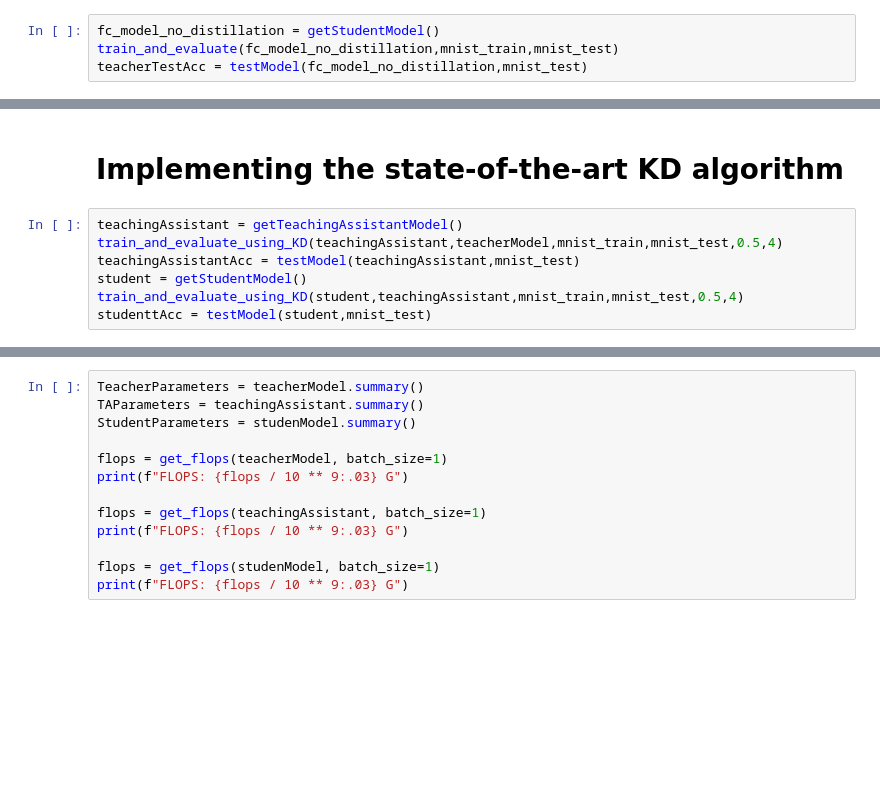
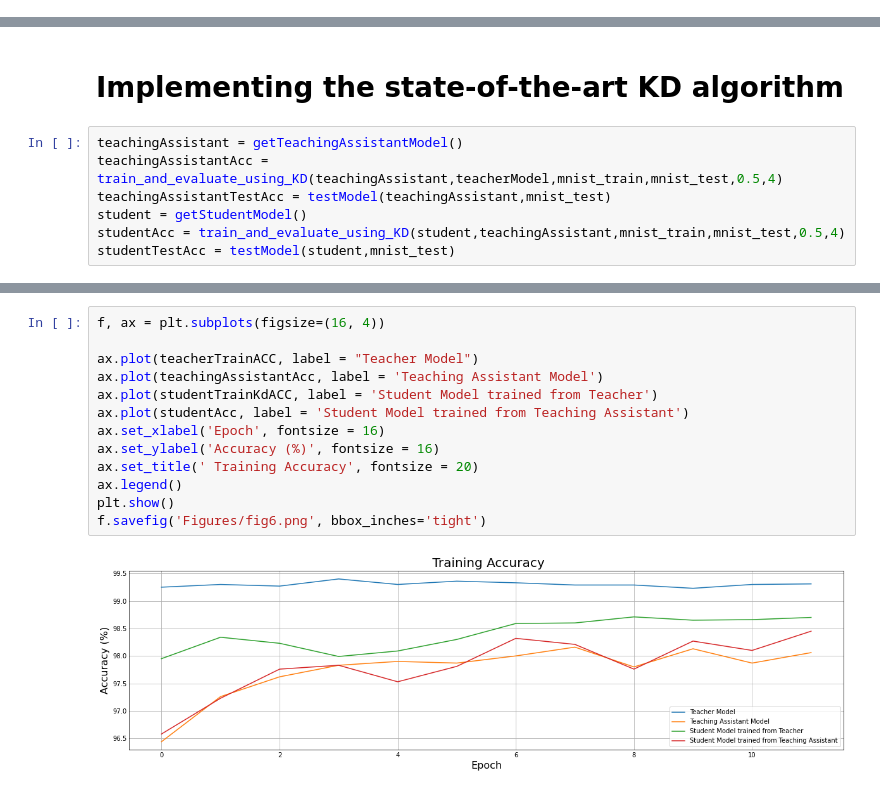
Before and after one commit to A-M-Anwar/ECE1512-2022F-ProjectARepo-Ayman-Farnaz, a Jupyter notebook: Project A/Task1.ipynb, the cells around one changed output, grey strips where cells are left out. Cells and saved outputs as stored; diff of their text form; blank space fills up the shorter version.

```diff
--- a/Project A/Task1.ipynb
+++ b/Project A/Task1.ipynb
@@ -41,4 +98,0 @@ print(testACC)
-# %%
-fc_model_no_distillation = getStudentModel()
-train_and_evaluate(fc_model_no_distillation,mnist_train,mnist_test)
-teacherTestAcc = testModel(fc_model_no_distillation,mnist_test)
@@ -59,8 +170,8 @@ print(f"FLOPS: {flops / 10 ** 9:.03} G")
 # Implementing the state-of-the-art KD algorithm
 # %%
 teachingAssistant = getTeachingAssistantModel()
-train_and_evaluate_using_KD(teachingAssistant,teacherModel,mnist_train,mnist_test,0.5,4)
-teachingAssistantAcc = testModel(teachingAssistant,mnist_test)
+teachingAssistantAcc = train_and_evaluate_using_KD(teachingAssistant,teacherModel,mnist_train,mnist_test,0.5,4)
+teachingAssistantTestAcc = testModel(teachingAssistant,mnist_test)
 student = getStudentModel()
-train_and_evaluate_using_KD(student,teachingAssistant,mnist_train,mnist_test,0.5,4)
-studenttAcc = testModel(student,mnist_test)
+studentAcc = train_and_evaluate_using_KD(student,teachingAssistant,mnist_train,mnist_test,0.5,4)
+studentTestAcc = testModel(student,mnist_test)
@@ -67,13 +196,15 @@ studenttAcc = testModel(student,mnist_test)
-# %%
-TeacherParameters = teacherModel.summary()
-TAParameters = teachingAssistant.summary()
-StudentParameters = studenModel.summary()
-
-flops = get_flops(teacherModel, batch_size=1)
-print(f"FLOPS: {flops / 10 ** 9:.03} G")
-
-flops = get_flops(teachingAssistant, batch_size=1)
-print(f"FLOPS: {flops / 10 ** 9:.03} G")
-
-flops = get_flops(studenModel, batch_size=1)
-print(f"FLOPS: {flops / 10 ** 9:.03} G")
+# %%
+f, ax = plt.subplots(figsize=(16, 4))
+
+ax.plot(teacherTrainACC, label = "Teacher Model")
+ax.plot(teachingAssistantAcc, label = 'Teaching Assistant Model')
+ax.plot(studentTrainKdACC, label = 'Student Model trained from Teacher')
+ax.plot(studentAcc, label = 'Student Model trained from Teaching Assistant')
+ax.set_xlabel('Epoch', fontsize = 16)
+ax.set_ylabel('Accuracy (%)', fontsize = 16)
+ax.set_title(' Training Accuracy', fontsize = 20)
+ax.legend()
+plt.show()
+f.savefig('Figures/fig6.png', bbox_inches='tight')
+# %% [output]
+[figure, added]
```
Also changed, not shown: parts of 14 cells of this notebook, 4 other files.
